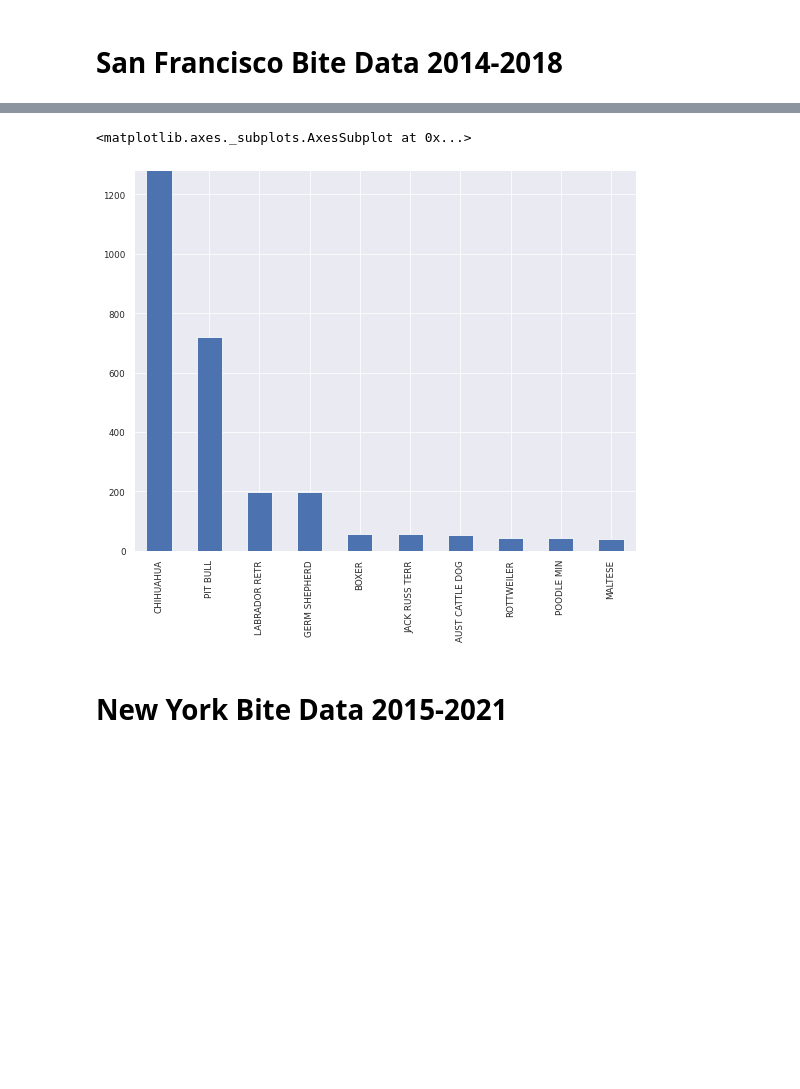
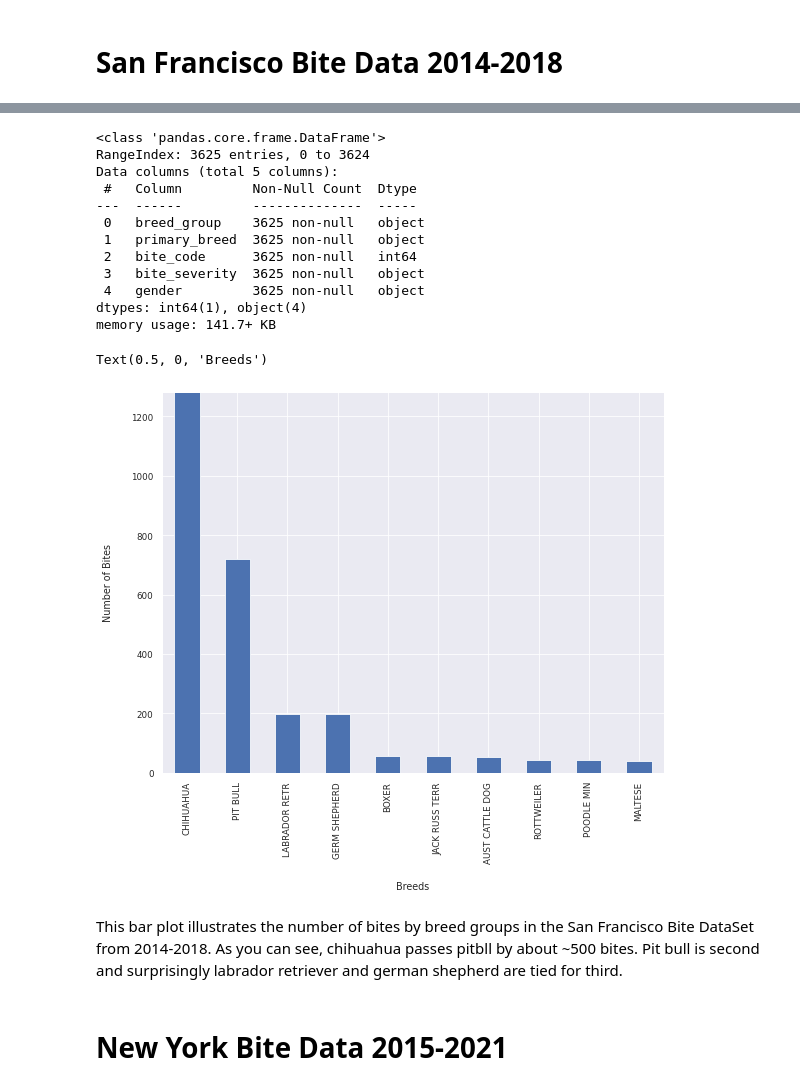
Before and after one commit to abellizzistudent/CST383_Project, a Jupyter notebook: SAV.ipynb, the cells around one changed output, grey strips where cells are left out. Drawn from its saved outputs; the diff is of its cells as text; code cells hidden in the pictures; blank space fills up the shorter version.

```diff
--- a/SAV.ipynb
+++ b/SAV.ipynb
@@ -115,16 +376,31 @@ Imported as CSV - sf-raw-data-dog-bites-2014-2018-CLEAN.csv<br>
 # %%
-df_sf = pd.read_csv("/content/drive/Shareddrives/Data Science Project/DogBiteData/sf-raw-data-dog-bites-2014-2018-CLEAN.csv")
-###breed_group may be an unnecessary column:
 #breed_group = df_sf.breed_group
 #print(breed_group.unique())
 #primary_breed = df_sf.primary_breed
 #print(primary_breed.unique().size)
 #print(df_sf.head())
-#df_sf.info()
+df_sf.info()
 df_sf['breed_group'].value_counts().nlargest(10).plot(kind='bar')
+
+plt.ylabel("Number of Bites")
+plt.xlabel("Breeds")
 # %% [output]
-<matplotlib.axes._subplots.AxesSubplot at 0x...>
+<class 'pandas.core.frame.DataFrame'>
+RangeIndex: 3625 entries, 0 to 3624
+Data columns (total 5 columns):
+ #   Column         Non-Null Count  Dtype
+---  ------         --------------  -----
+ 0   breed_group    3625 non-null   object
+ 1   primary_breed  3625 non-null   object
+ 2   bite_code      3625 non-null   int64
+ 3   bite_severity  3625 non-null   object
+ 4   gender         3625 non-null   object
+dtypes: int64(1), object(4)
+memory usage: 141.7+ KB
+Text(0.5, 0, 'Breeds')
-[figure, old version]
+[figure, new version]
+# %% [markdown]
+This bar plot illustrates the number of bites by breed groups in the San Francisco Bite DataSet from 2014-2018.  As you can see, chihuahua passes pitbll by about ~500 bites.  Pit bull is second and surprisingly labrador retriever and german shepherd are tied for third.
 # %% [markdown]
 # New York Bite Data 2015-2021
 # %% [markdown]
```
Also changed, not shown: parts of 58 cells of this notebook.
